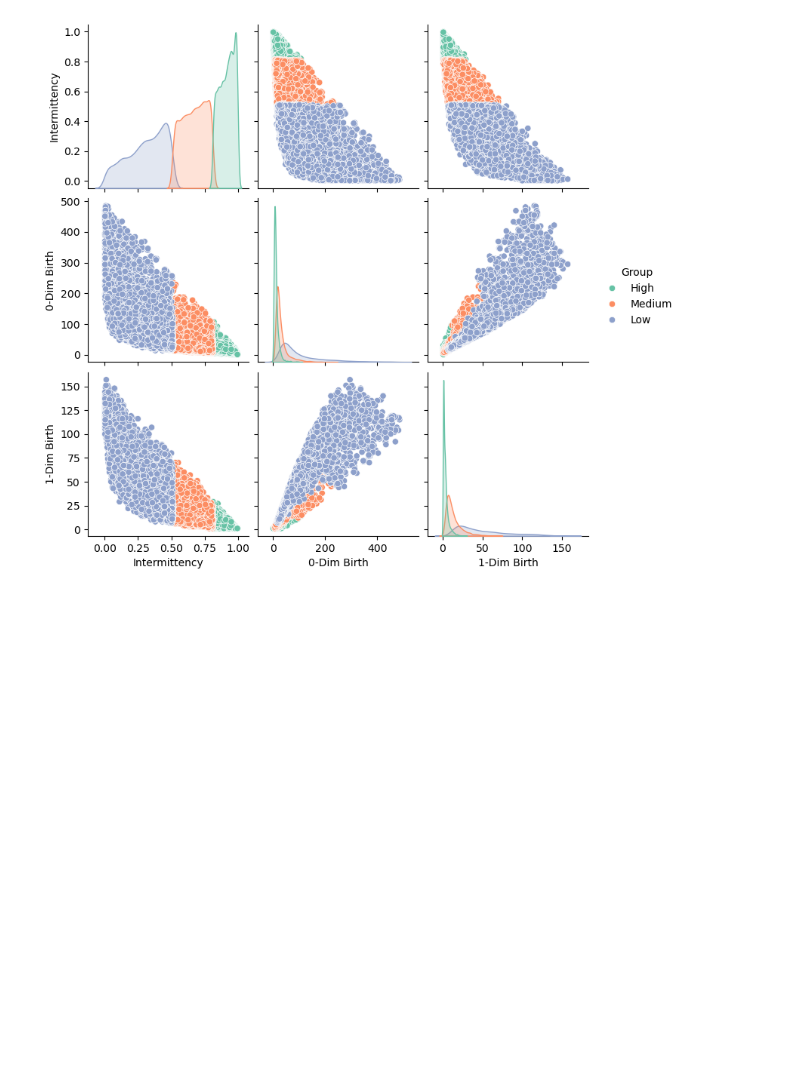
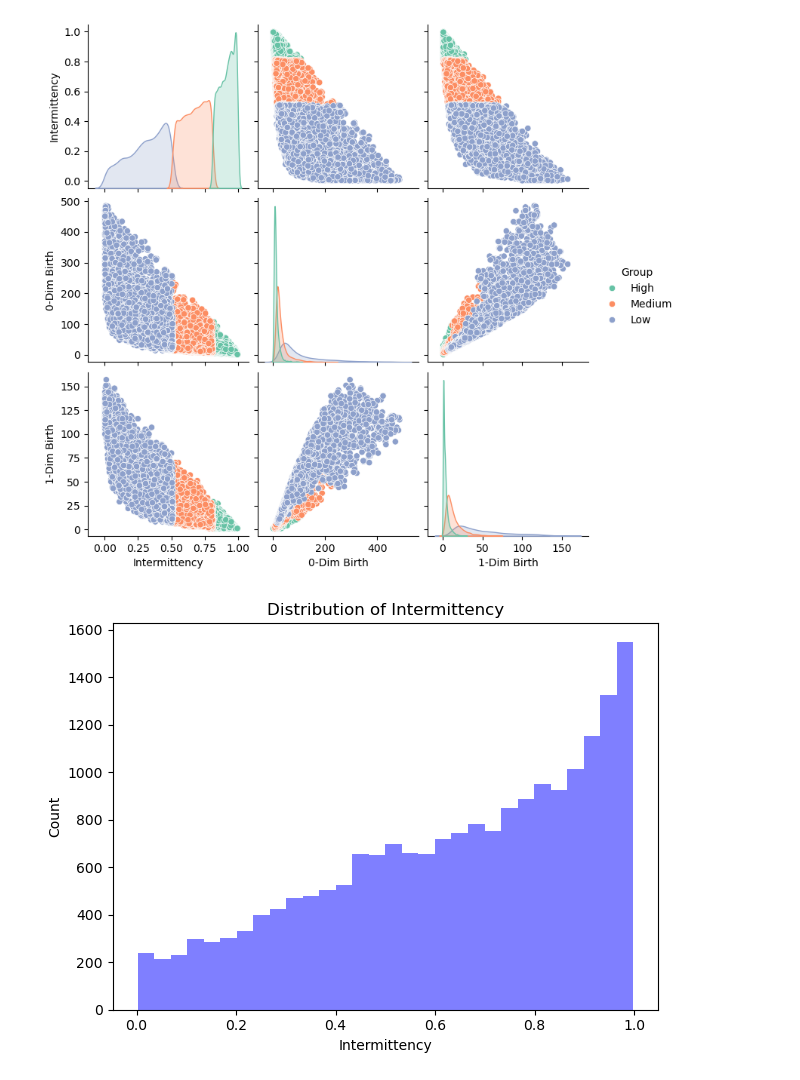
Before and after one commit to depipon/TopologicalAnalysis, a Jupyter notebook: CaseStudy.ipynb, the cells around one changed output. Saved outputs shown, nothing was run; the diff lists cells and outputs as text; code cells hidden in the pictures; blank space fills up the shorter version.

```diff
--- a/CaseStudy.ipynb
+++ b/CaseStudy.ipynb
@@ -215,7 +215,7 @@ plt.show()
 # %% [markdown]
 # Moderately intermittent (Intermittency < 0.81 & >= 0.0.51)
 # %%
-x = df_mod[0, :]
+x = df_mod[0, :-1]
 t = np.linspace(0, len(x)-1, len(x))
 
 # Reconstruct time-delay vector
@@ -359,7 +359,7 @@ plt.show()
 # %% [markdown]
 # Low intermittent (Intermittency < 0.51)
 # %%
-x = df_low[0, :]
+x = df_low[0, :-1]
 t = np.linspace(0, len(x)-1, len(x))
 
 # Reconstruct time-delay vector
@@ -561,3 +561,12 @@ sns.pairplot(agg_df, hue='Group', vars=['Intermittency', '0-Dim Birth', '1-Dim B
 plt.show()
 # %% [output]
 [figure]
+# %%
+plt.hist(agg_df['Intermittency'], bins=30, alpha=0.5, color='blue')
+plt.xlabel('Intermittency')
+plt.ylabel('Count')
+plt.title('Distribution of Intermittency')
+plt.tight_layout()
+plt.show()
+# %% [output]
+[figure, added]
```
Also changed, not shown: parts of 2 cells of this notebook, 3 other files.
